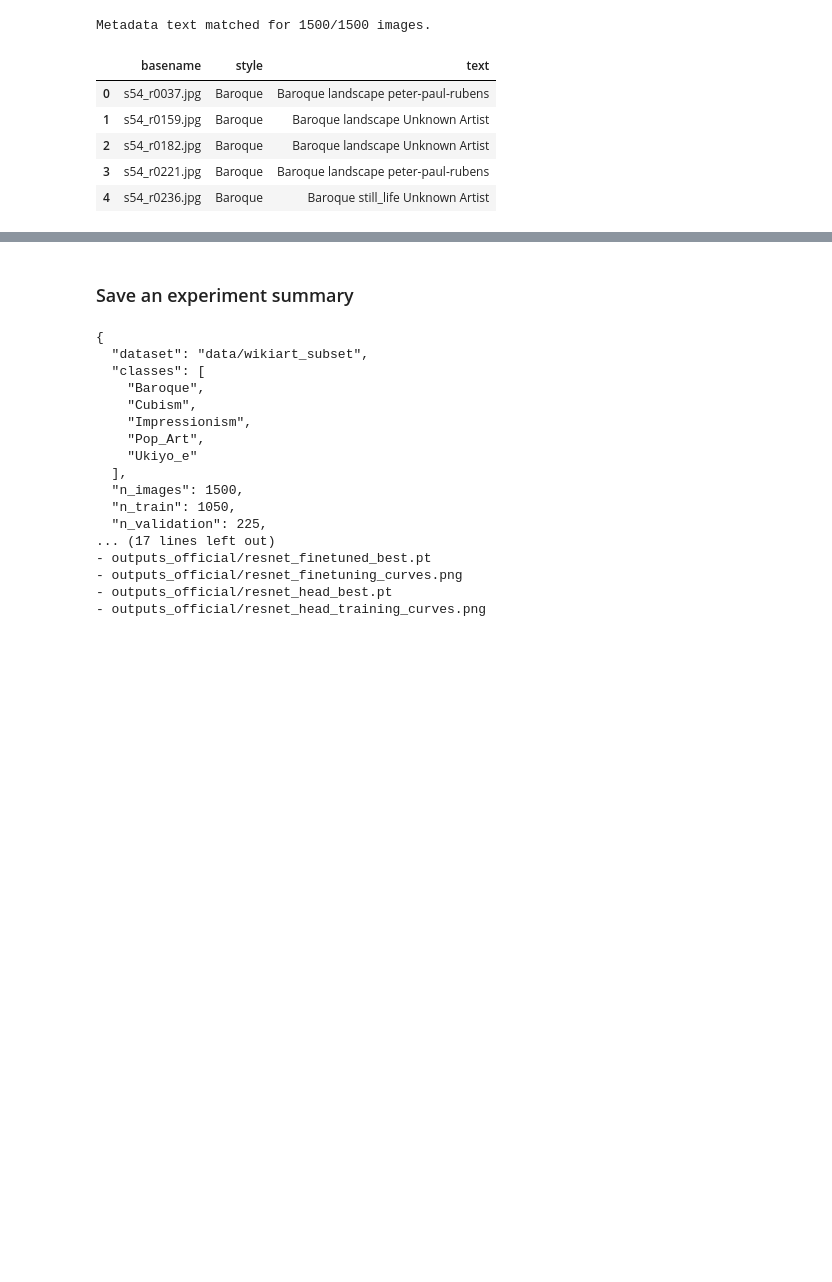
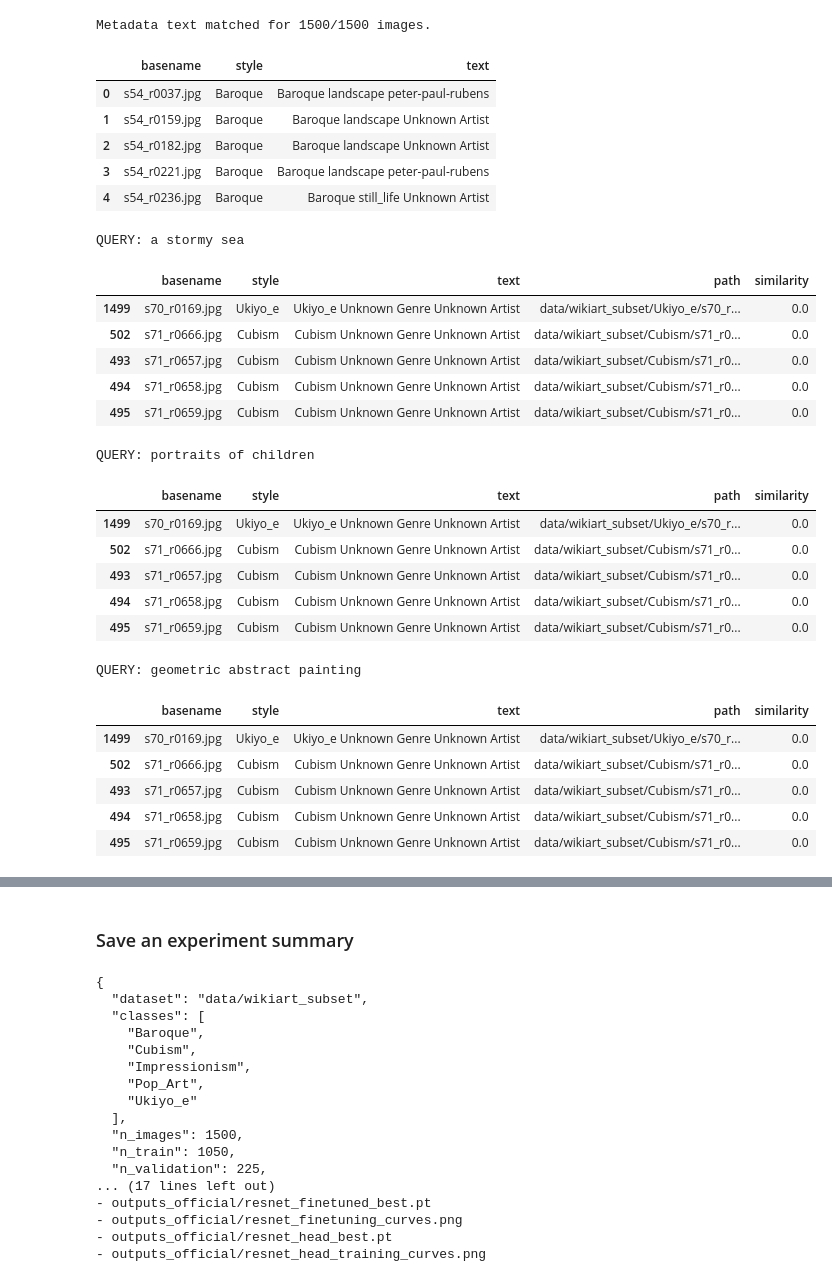
Before and after one commit to ntran-creator/Project-HSM, a Jupyter notebook: AI_Museum_Guide.ipynb, the cells around one changed output, grey strips where cells are left out. Drawn from its saved outputs; the diff is of its cells as text; code cells hidden in the pictures; blank space fills up the shorter version.

```diff
--- a/AI_Museum_Guide.ipynb
+++ b/AI_Museum_Guide.ipynb
@@ -606,6 +606,46 @@ Metadata text matched for 1500/1500 images.
 | 2 | s54_r0182.jpg | Baroque | Baroque landscape Unknown Artist |
 | 3 | s54_r0221.jpg | Baroque | Baroque landscape peter-paul-rubens |
 | 4 | s54_r0236.jpg | Baroque | Baroque still_life Unknown Artist |
+# %%
+# Classical retrieval baseline: TF-IDF word features and cosine similarity.
+retrieval_texts = image_records["text"].fillna("").astype(str).tolist()
+tfidf = TfidfVectorizer(stop_words="english", ngram_range=(1, 2), max_features=30000)
+tfidf_matrix = tfidf.fit_transform(retrieval_texts)
+
+def search_tfidf(query, top_k=5):
+    q_vec = tfidf.transform([query])
+    scores = cosine_similarity(q_vec, tfidf_matrix).ravel()
+    best = np.argsort(scores)[::-1][:top_k]
+    result = image_records.iloc[best][["basename", "style", "text", "path"]].copy()
+    result["similarity"] = scores[best]
+    return result
+
+example_queries = ["a stormy sea", "portraits of children", "geometric abstract painting"]
+for query in example_queries:
+    print("\nQUERY:", query)
+    display(search_tfidf(query, top_k=5))
+# %% [output]
+QUERY: a stormy sea
+|  | basename | style | text | path | similarity |
+| 1499 | s70_r0169.jpg | Ukiyo_e | Ukiyo_e Unknown Genre Unknown Artist | data/wikiart_subset/Ukiyo_e/s70_r... | 0.0 |
+| 502 | s71_r0666.jpg | Cubism | Cubism Unknown Genre Unknown Artist | data/wikiart_subset/Cubism/s71_r0... | 0.0 |
+| 493 | s71_r0657.jpg | Cubism | Cubism Unknown Genre Unknown Artist | data/wikiart_subset/Cubism/s71_r0... | 0.0 |
+| 494 | s71_r0658.jpg | Cubism | Cubism Unknown Genre Unknown Artist | data/wikiart_subset/Cubism/s71_r0... | 0.0 |
+| 495 | s71_r0659.jpg | Cubism | Cubism Unknown Genre Unknown Artist | data/wikiart_subset/Cubism/s71_r0... | 0.0 |
+QUERY: portraits of children
+|  | basename | style | text | path | similarity |
+| 1499 | s70_r0169.jpg | Ukiyo_e | Ukiyo_e Unknown Genre Unknown Artist | data/wikiart_subset/Ukiyo_e/s70_r... | 0.0 |
+| 502 | s71_r0666.jpg | Cubism | Cubism Unknown Genre Unknown Artist | data/wikiart_subset/Cubism/s71_r0... | 0.0 |
+| 493 | s71_r0657.jpg | Cubism | Cubism Unknown Genre Unknown Artist | data/wikiart_subset/Cubism/s71_r0... | 0.0 |
+| 494 | s71_r0658.jpg | Cubism | Cubism Unknown Genre Unknown Artist | data/wikiart_subset/Cubism/s71_r0... | 0.0 |
+| 495 | s71_r0659.jpg | Cubism | Cubism Unknown Genre Unknown Artist | data/wikiart_subset/Cubism/s71_r0... | 0.0 |
+QUERY: geometric abstract painting
+|  | basename | style | text | path | similarity |
+| 1499 | s70_r0169.jpg | Ukiyo_e | Ukiyo_e Unknown Genre Unknown Artist | data/wikiart_subset/Ukiyo_e/s70_r... | 0.0 |
+| 502 | s71_r0666.jpg | Cubism | Cubism Unknown Genre Unknown Artist | data/wikiart_subset/Cubism/s71_r0... | 0.0 |
+| 493 | s71_r0657.jpg | Cubism | Cubism Unknown Genre Unknown Artist | data/wikiart_subset/Cubism/s71_r0... | 0.0 |
+| 494 | s71_r0658.jpg | Cubism | Cubism Unknown Genre Unknown Artist | data/wikiart_subset/Cubism/s71_r0... | 0.0 |
+| 495 | s71_r0659.jpg | Cubism | Cubism Unknown Genre Unknown Artist | data/wikiart_subset/Cubism/s71_r0... | 0.0 |
 # %%
 # Optional neural retrieval using pretrained sentence embeddings.
 # Install if needed: %pip install sentence-transformers
```
Also changed, not shown: parts of 1 cell of this notebook.
